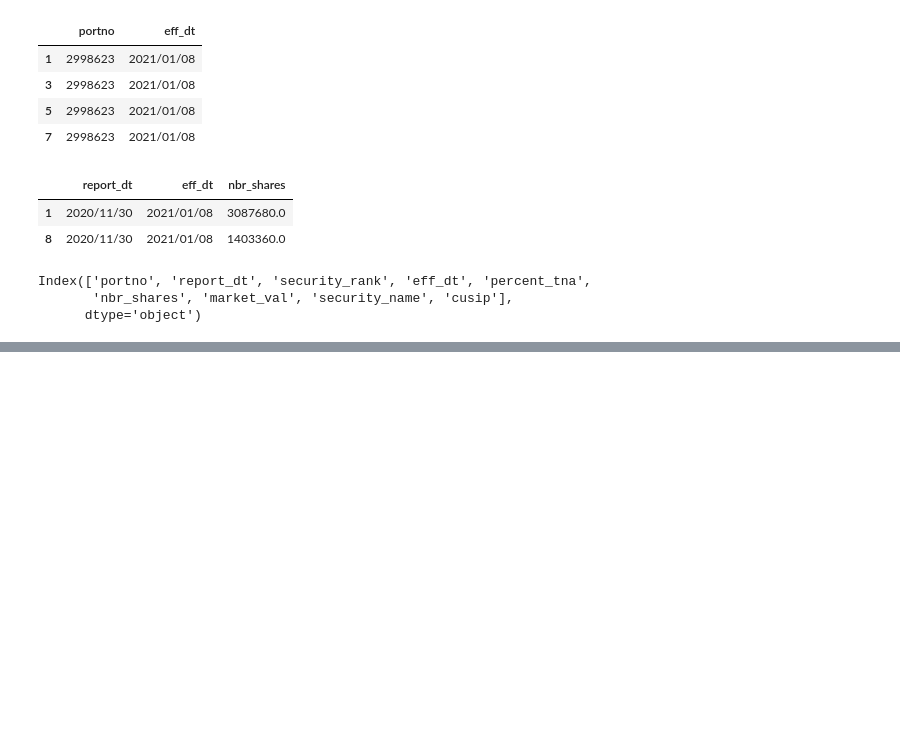
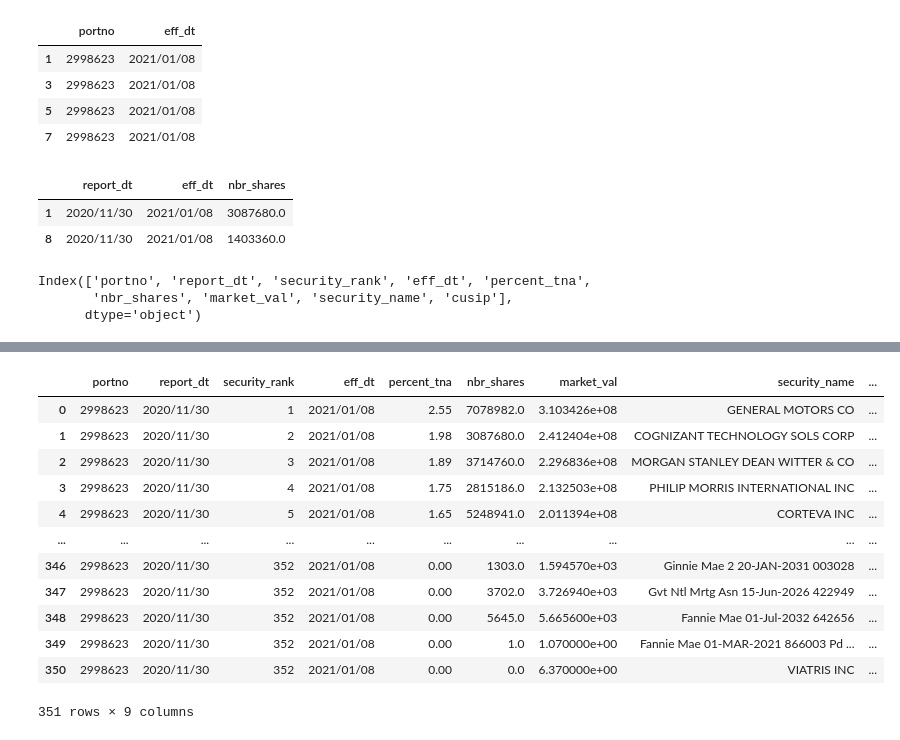
Before and after one commit to uuboyscy/tjr101, a Jupyter notebook: data-pipeline/src/03_read_big_file.ipynb, the cells around one changed output, grey strips where cells are left out. Cells and saved outputs as stored; diff of their text form; code cells hidden in the pictures; blank space fills up the shorter version.

```diff
--- a/data-pipeline/src/03_read_big_file.ipynb
+++ b/data-pipeline/src/03_read_big_file.ipynb
@@ -105,0 +253,27 @@ Index(['portno', 'report_dt', 'security_rank', 'eff_dt', 'percent_tna',
+# %%
+"""
+select *
+from some_table
+where portno = '2998623'
+and eff_dt = '2021/01/08';
+"""
+filter_portno_2998623 = df["portno"] == "2998623"
+filter_eff_dt_20210108 = df["eff_dt"] == "2021/01/08"
+
+df[
+    filter_portno_2998623 & filter_eff_dt_20210108
+]
+# %% [output]
+|  | portno | report_dt | security_rank | eff_dt | percent_tna | nbr_shares | market_val | security_name | ... |
+| 0 | 2998623 | 2020/11/30 | 1 | 2021/01/08 | 2.55 | 7078982.0 | 3.103426e+08 | GENERAL MOTORS CO | ... |
+| 1 | 2998623 | 2020/11/30 | 2 | 2021/01/08 | 1.98 | 3087680.0 | 2.412404e+08 | COGNIZANT TECHNOLOGY SOLS CORP | ... |
+| 2 | 2998623 | 2020/11/30 | 3 | 2021/01/08 | 1.89 | 3714760.0 | 2.296836e+08 | MORGAN STANLEY DEAN WITTER & CO | ... |
+| 3 | 2998623 | 2020/11/30 | 4 | 2021/01/08 | 1.75 | 2815186.0 | 2.132503e+08 | PHILIP MORRIS INTERNATIONAL INC | ... |
+| 4 | 2998623 | 2020/11/30 | 5 | 2021/01/08 | 1.65 | 5248941.0 | 2.011394e+08 | CORTEVA INC | ... |
+| ... | ... | ... | ... | ... | ... | ... | ... | ... | ... |
+| 346 | 2998623 | 2020/11/30 | 352 | 2021/01/08 | 0.00 | 1303.0 | 1.594570e+03 | Ginnie Mae 2 20-JAN-2031 003028 | ... |
+| 347 | 2998623 | 2020/11/30 | 352 | 2021/01/08 | 0.00 | 3702.0 | 3.726940e+03 | Gvt Ntl Mrtg Asn 15-Jun-2026 422949 | ... |
+| 348 | 2998623 | 2020/11/30 | 352 | 2021/01/08 | 0.00 | 5645.0 | 5.665600e+03 | Fannie Mae 01-Jul-2032 642656 | ... |
+| 349 | 2998623 | 2020/11/30 | 352 | 2021/01/08 | 0.00 | 1.0 | 1.070000e+00 | Fannie Mae 01-MAR-2021 866003 Pd ... | ... |
+| 350 | 2998623 | 2020/11/30 | 352 | 2021/01/08 | 0.00 | 0.0 | 6.370000e+00 | VIATRIS INC | ... |
+351 rows × 9 columns
```
Also changed, not shown: parts of 16 cells of this notebook.
